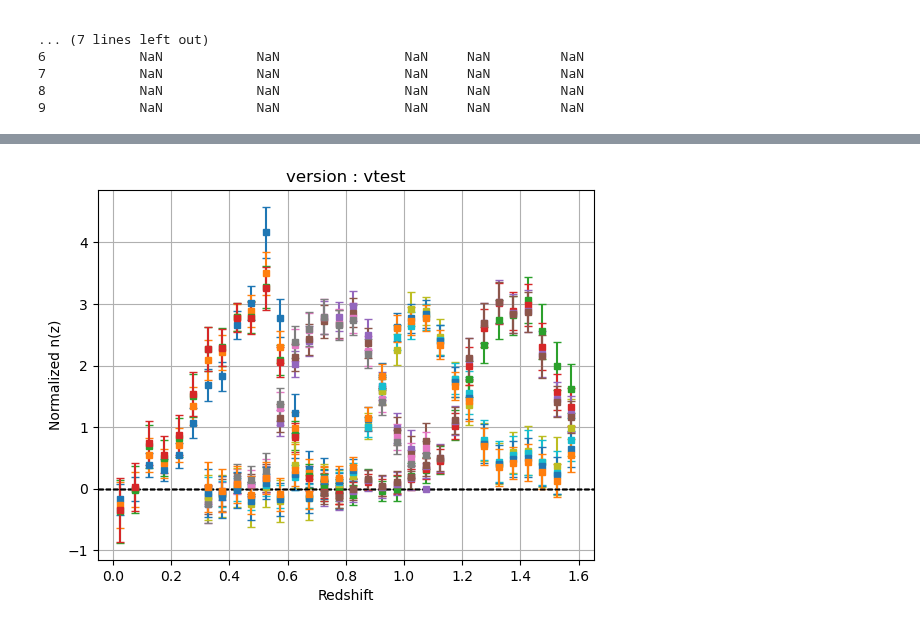
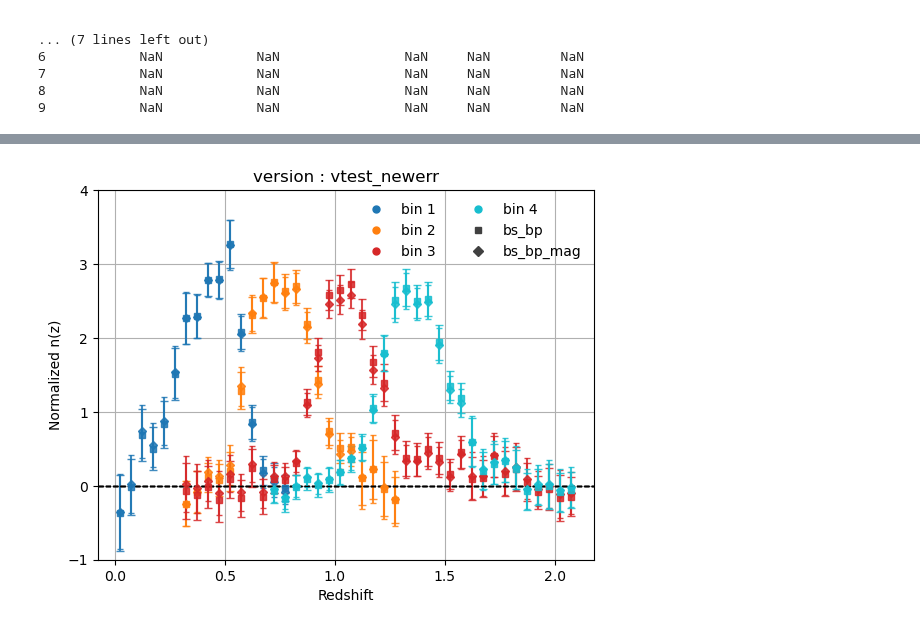
Before and after one commit to JeanCHDJdev/desi-y3-hsc, a Jupyter notebook: src/statistics/nb/nz.ipynb, the cells around one changed output, grey strips where cells are left out. Cells and saved outputs as stored; diff of their text form; code cells hidden in the pictures.

```diff
--- a/src/statistics/nb/nz.ipynb
+++ b/src/statistics/nb/nz.ipynb
@@ -29,5 +37,6 @@ ROOT = cf.get_base_dir()
 # %%
 CORR_ROOT = ROOT / "src" / "statistics" / "outputs"
+THIS_CORR_ROOT = THIS_ROOT / "src" / "statistics" / "outputs"
 bins_hsc = np.arange(0.3, 1.8, 0.3)
 
 RESULTS_ROOT = ROOT / "results"
@@ -57,16 +66,16 @@ do_phot_correction = True
 do_spec_correction = True
 
 scale_cut = [0.3, 3]
-version = "vtest"
+version = "vtest_newerr"
 
 print(f"Scale cut: {scale_cut[0]} - {scale_cut[1]} Mpc/h")
 
 # which tracers to use in inference
 tomo_to_tracer = {
     1: ["BGS_ANY", "LRG"],  # 'ELG_LOPnotqso'
-    2: ["BGS_ANY", "LRG"],  # 'ELG_LOPnotqso' "QSO"
-    3: ["LRG", "ELGnotqso"],
-    4: ["LRG", "ELGnotqso"],
+    2: ["BGS_ANY", "LRG", "QSO"],  # 'ELG_LOPnotqso'
+    3: ["LRG", "ELGnotqso", "QSO"],
+    4: ["LRG", "ELGnotqso", "QSO"],
 }
 # which patches to use in inference
 patches = [1, 2, 3, 4]
@@ -276,6 +297,8 @@ for tomo in [1, 2, 3, 4]:
 
         # sanity check: bp and bp_mag z-grids should match
         assert np.allclose(z_vals_bp, z_vals_bp_mag)
+        ## other sanity check: bs_bp and bp should also match in z-grid
+        assert np.allclose(z_vals_bs, z_vals_bp)
 
         for j in range(len(z_vals_bp)):
             data_rows.append(
@@ -299,7 +322,10 @@ patches = [1, 2, 3, 4]
 
 path_dict_metadata = {}
 for tomo in [1, 2, 3, 4]:
-    stem = "dr2" if tomo == 3 or tomo == 4 else "dr1"
+    if tomo in [1, 2]:
+        stem = "dr1"
+    else:
+        stem = "dr2"
     path_dict_metadata[f"tomo_{tomo}"] = {
         "HSC": str(CORR_ROOT / "v12_correction" / f"autos_HSC"),
         "DESI_NGC": str(CORR_ROOT / stem / f"autos_NGC"),
@@ -413,7 +455,10 @@ npz_cross 3 ['ELGnotqso', 'Merged', 'LRG'] [array([0.725, 0.775, 0.825, 0.875, 0
 # %%
 # renormalization and plotting
+method_markers = {"npz_bs_bp": "s", "npz_bs_bp_mag": "D"}
+method_labels = {"npz_bs_bp": "bs_bp", "npz_bs_bp_mag": "bs_bp_mag"}
+tomo_bins = [1, 2, 3, 4]
+bin_colors = {1: "tab:blue", 2: "tab:orange", 3: "tab:red", 4: "tab:cyan"}
 tbl = np.load(f"{RESULTS_ROOT}/merged_res_{scale_cut[0]}_{scale_cut[1]}_{version}.npz")
-tomo_bins = [1, 2, 3, 4]
 bounds = {"1": (0, 0.8), "2": (0.3, 1.3), "3": (0.3, 2.1), "4": (0.7, 2.1)}
 names = ["npz_cross", "npz_bs", "npz_bs_bp", "npz_bs_bp_mag"]
 norm_tbl = {}
@@ -421,6 +466,7 @@ for tomo in tomo_bins:
     for na in names:
         zn = tbl[f"{tomo}/{na}_z"]
         z_mask = (zn >= bounds[str(tomo)][0]) & (zn <= bounds[str(tomo)][1])
+        print(zn,  tbl[f"{tomo}/{na}"][z_mask], f"{tomo}/{na}")
         np_z = tbl[f"{tomo}/{na}"][z_mask]
         np_z_err = tbl[f"{tomo}/{na}_err"][z_mask]
 
@@ -431,24 +477,50 @@ for tomo in tomo_bins:
         norm_tbl[f"{tomo}/{na}"] = np_z / amplitude
         norm_tbl[f"{tomo}/{na}_err"] = np_z_err / amplitude
 
-        plt.errorbar(
-            zn[z_mask],
-            norm_tbl[f"{tomo}/{na}"],
-            norm_tbl[f"{tomo}/{na}_err"],
-            capsize=3,
-            label=f"n(z) {na}",
-            linestyle="",
-            marker="s",
-            ms=4,
-        )
+        if na in method_markers:
+            plt.errorbar(
+                zn[z_mask],
+                norm_tbl[f"{tomo}/{na}"],
+                norm_tbl[f"{tomo}/{na}_err"],
+                capsize=2 if na == "npz_bs_bp_mag" else 3,
+                linestyle="",
+                marker=method_markers[na],
+                ms=4,
+                color=bin_colors[tomo],
+                alpha=0.85,
+            )
     plt.axhline(0, color="k", linestyle="--", linewidth=1)
     plt.grid(True)
     plt.xlabel("Redshift")
     plt.ylabel("Normalized n(z)")
 
-if len(tomo_bins) == 1:
-    plt.legend()
+bin_handles = [
+    Line2D(
+        [0],
+        [0],
+        color=bin_colors[tomo],
+        marker="o",
+        linestyle="",
+        label=f"bin {tomo}",
+        markersize=5,
+    )
+    for tomo in tomo_bins
+]
+method_handles = [
+    Line2D(
+        [0],
+        [0],
+        color="0.25",
+        marker=method_markers[na],
+        linestyle="",
+        label=method_labels[na],
+        markersize=5,
+    )
+    for na in method_markers
+]
+plt.legend(handles=bin_handles + method_handles, ncol=2, frameon=False)
 plt.title(f"version : {version}")
+plt.ylim(-1, 4)
 np.savez_compressed(
     f"{RESULTS_ROOT}/merged_res_norm_{scale_cut[0]}_{scale_cut[1]}_{version}.npz",
     **norm_tbl,
@@ -457 +546 @@ np.savez_compressed(
-[figure, old version]
+[figure, new version]
```
Also changed, not shown: parts of 8 cells of this notebook, 1 other file.
